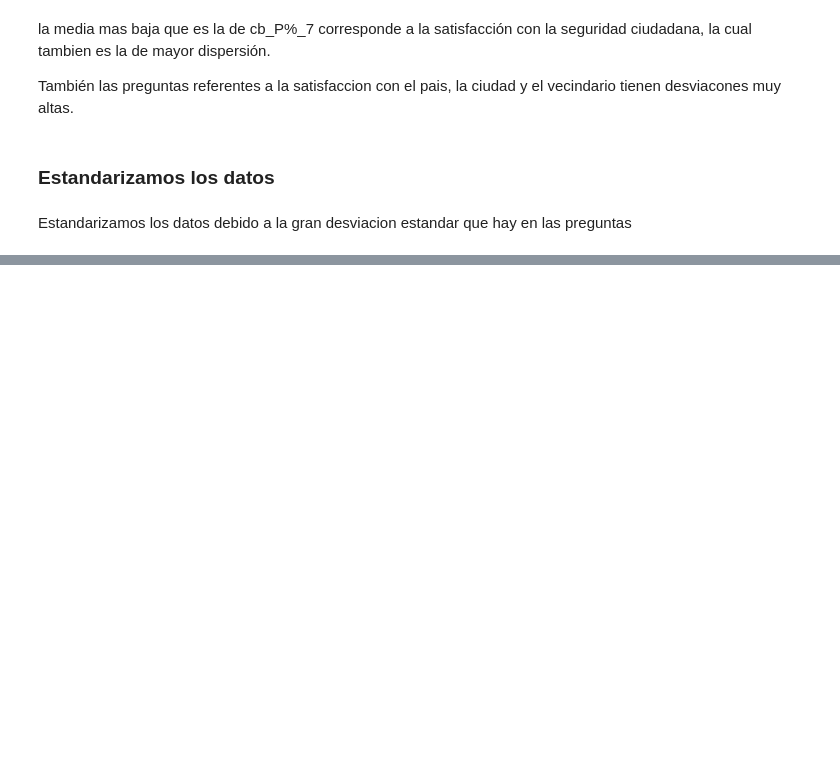
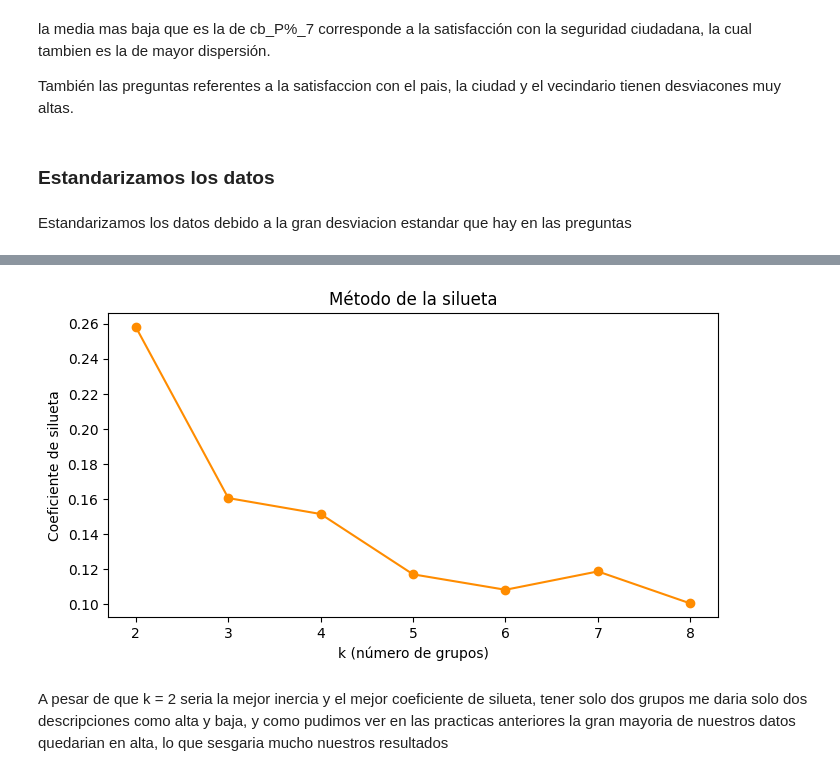
Before and after one commit to jcvzza/bienestar_y_felicidad_en_mexico_2021_2024, a Jupyter notebook: Agrupamiento de datos (clustering) (Practica 7)/agrupamiento_datos.ipynb, the cells around one changed output, grey strips where cells are left out. Drawn from its saved outputs; the diff is of its cells as text; code cells hidden in the pictures; blank space fills up the shorter version.

```diff
--- a/Agrupamiento de datos (clustering) (Practica 7)/agrupamiento_datos.ipynb
+++ b/Agrupamiento de datos (clustering) (Practica 7)/agrupamiento_datos.ipynb
@@ -50,0 +97,12 @@ datos_esc = escalador_km.fit_transform(datos_km)
+# %%
+plt.figure(figsize=(7, 4))
+plt.plot(list(valores_k), siluetas, marker='o', color='darkorange')
+plt.xlabel('k (número de grupos)')
+plt.ylabel('Coeficiente de silueta')
+plt.title('Método de la silueta')
+plt.tight_layout()
+plt.show()
+# %% [output]
+[figure, added]
+# %% [markdown]
+A pesar de que k = 2 seria la mejor inercia y el mejor coeficiente de silueta, tener solo dos grupos me daria solo dos descripciones como alta y baja, y como pudimos ver en las practicas anteriores  la gran mayoria de nuestros datos quedarian en alta, lo que sesgaria mucho nuestros resultados
```
Also changed, not shown: parts of 3 cells of this notebook.
